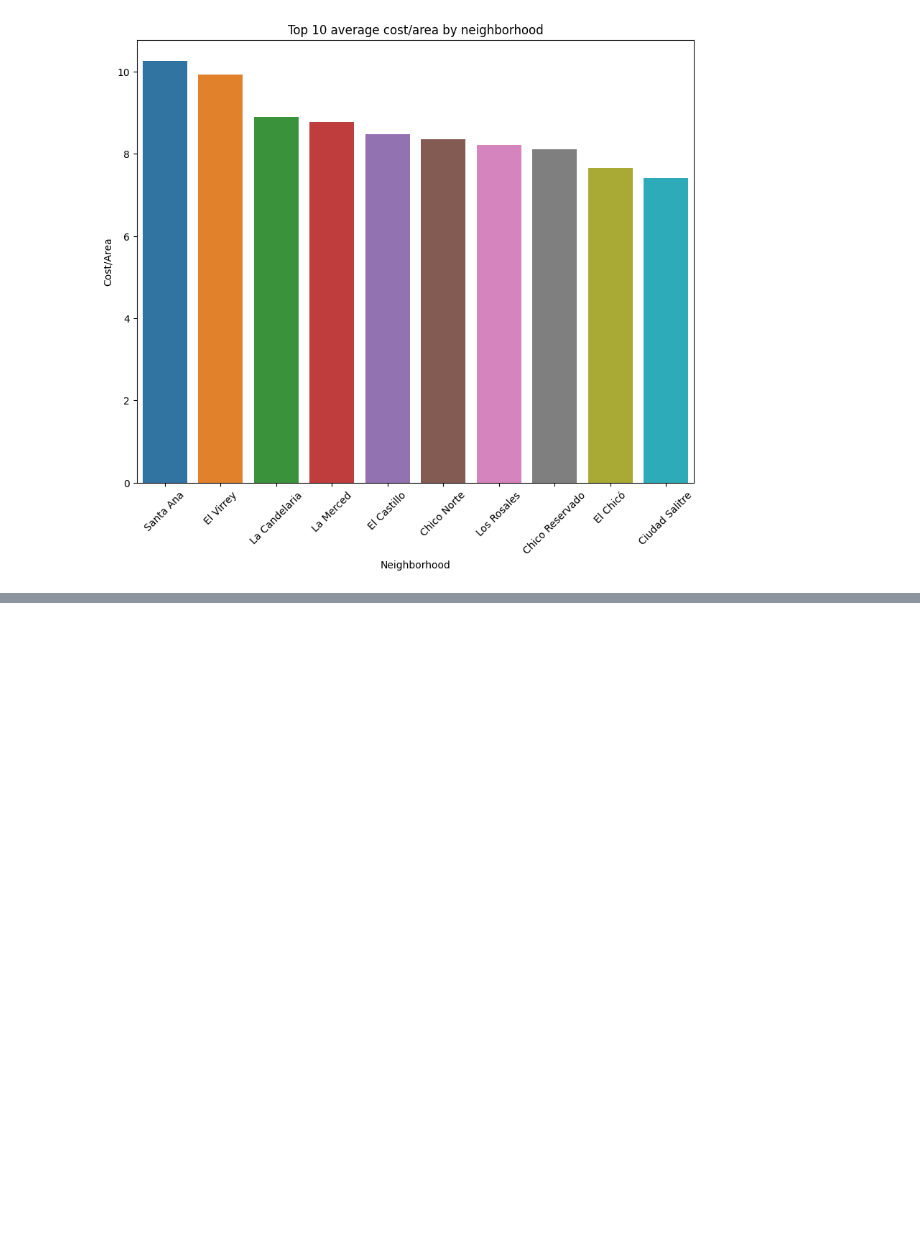
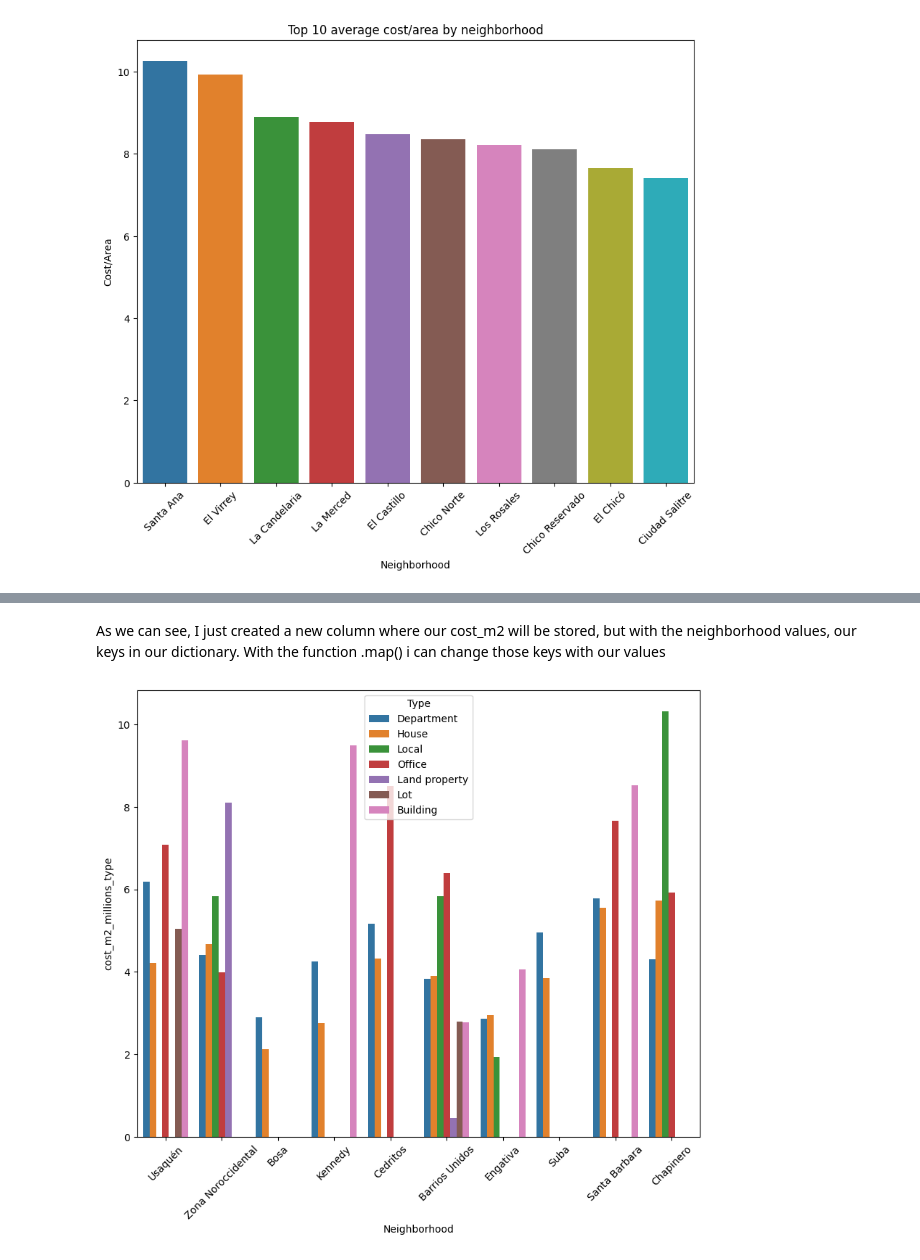
Before and after one commit to EmmanuelMald/Inmersion-datos-Aiura-LATAM, a Jupyter notebook: Integrate_work.ipynb, the cells around one changed output, grey strips where cells are left out. Saved outputs shown, nothing was run; the diff lists cells and outputs as text; code cells hidden in the pictures; blank space fills up the shorter version.

```diff
--- a/Integrate_work.ipynb
+++ b/Integrate_work.ipynb
@@ -256,0 +262,6 @@ plt.show()
+# %%
+df_nbhds=data.groupby(["Neighborhood","Type"]).sum(numeric_only=True) #Because i already did a sum() it generates a DataFrame
+df_nbhds["cost_m2_millions_own"] = df_nbhds.cost_millions/df_nbhds.Area
+df_nbhds.head()
+
+#df_nbhds
@@ -256,0 +291,4 @@ plt.show()
+# %%
+dict_groups=dict(df_nbhds.cost_m2_millions_own)
+keys=list(dict_groups.keys())
+keys[:3]
@@ -256,0 +303,6 @@ plt.show()
+# %%
+data["cost_m2_millions_type"]=[0]*len(data)
+for value in data.index:
+        data.cost_m2_millions_type[value] = (data.Neighborhood[value],data.Type[value])
+
+data.head()
@@ -256,0 +320,3 @@ plt.show()
+# %%
+data.cost_m2_millions_type=data.cost_m2_millions_type.map(dict_groups)
+data.head()
@@ -256,0 +330,13 @@ plt.show()
+# %% [markdown]
+As we can see, I just created a new column where our cost_m2 will be stored, but with the neighborhood values, our keys in our dictionary.
+With the function .map() i can change those keys with our values
+# %%
+top10=data.Neighborhood.value_counts(ascending=False).index[:10]
+top10_df=data.query("Neighborhood in @top10")
+top10_df.head()
+plt.figure(figsize=((10,8)))
+sns.barplot(data=top10_df, y="cost_m2_millions_type", hue="Type", x="Neighborhood", order=top10)
+plt.xticks(rotation=45)
+plt.show()
+# %% [output]
+[figure, added]
```
Also changed, not shown: parts of 21 cells of this notebook.
